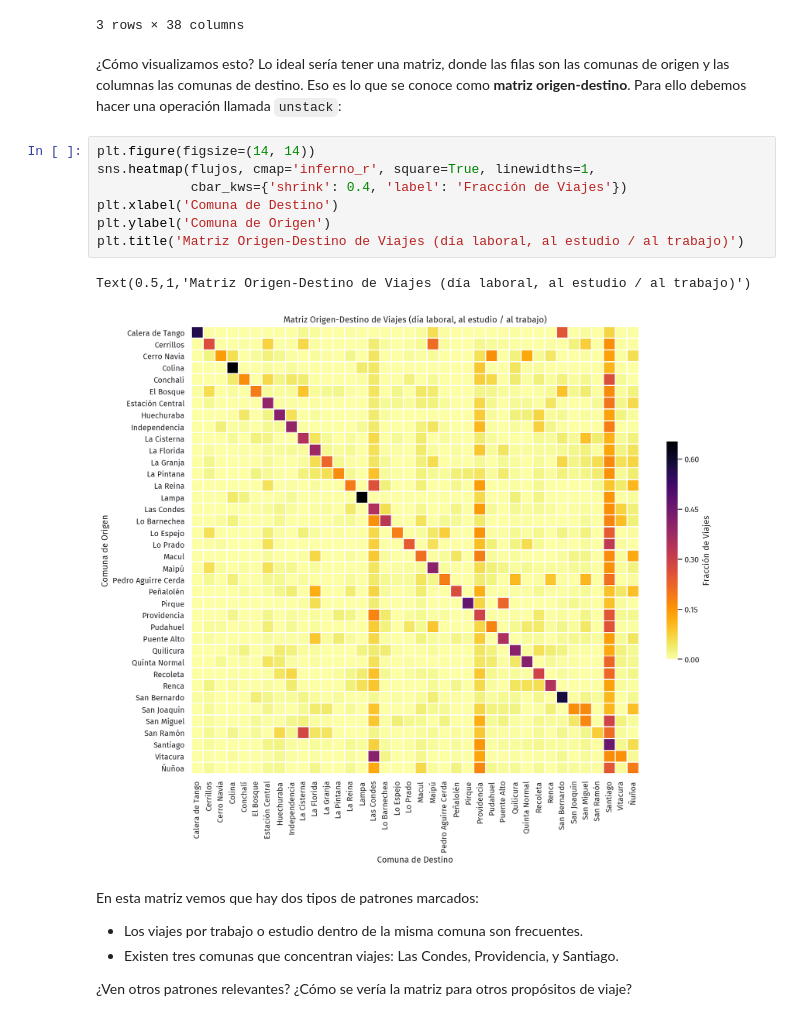
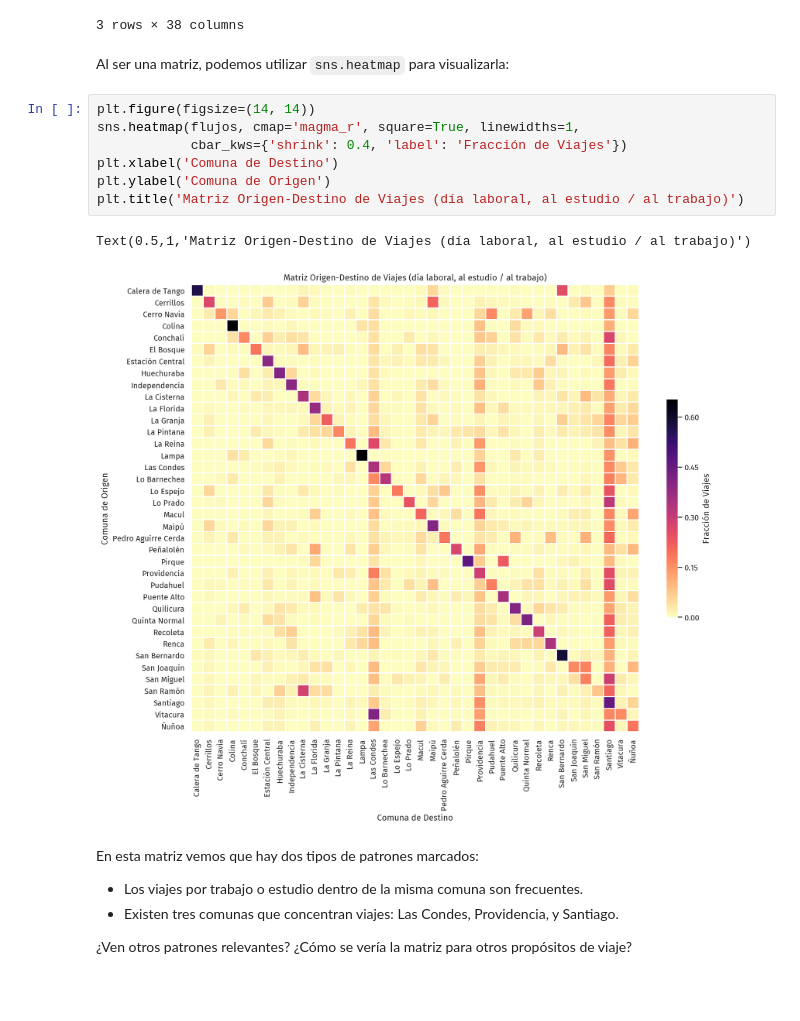
Before and after one commit to diazidx/uddvis, a Jupyter notebook: VISUDD_02_caso_eod_tablas.ipynb, the cells around one changed output. Saved outputs shown, nothing was run; the diff lists cells and outputs as text; blank space fills up the shorter version.

```diff
--- a/VISUDD_02_caso_eod_tablas.ipynb
+++ b/VISUDD_02_caso_eod_tablas.ipynb
@@ -557,18 +557,18 @@ flujos.sample(3)
 | Ñuñoa | 0.0 | 0.010226 | 0.000000 | 0.000268 | 0.000607 | 0.000177 | 0.012937 | ... |
 | Las Condes | 0.0 | 0.002076 | 0.000221 | 0.000344 | 0.000137 | 0.003793 | 0.008699 | ... |
 3 rows × 38 columns
-# %% [markdown]
-¿Cómo visualizamos esto? Lo ideal sería tener una matriz, donde las filas son las comunas de origen y las columnas las comunas de destino. Eso es lo que se conoce como **matriz origen-destino**. Para ello debemos hacer una operación llamada `unstack`:
+# %% [markdown]
+Al ser una matriz, podemos utilizar `sns.heatmap` para visualizarla:
 # %%
 plt.figure(figsize=(14, 14))
-sns.heatmap(flujos, cmap='inferno_r', square=True, linewidths=1,
+sns.heatmap(flujos, cmap='magma_r', square=True, linewidths=1,
             cbar_kws={'shrink': 0.4, 'label': 'Fracción de Viajes'})
 plt.xlabel('Comuna de Destino')
 plt.ylabel('Comuna de Origen')
 plt.title('Matriz Origen-Destino de Viajes (día laboral, al estudio / al trabajo)')
 # %% [output]
 Text(0.5,1,'Matriz Origen-Destino de Viajes (día laboral, al estudio / al trabajo)')
-[figure, old version]
+[figure, new version]
 # %% [markdown]
 En esta matriz vemos que hay dos tipos de patrones marcados:
 
```
Also changed, not shown: parts of 1 cell of this notebook.
